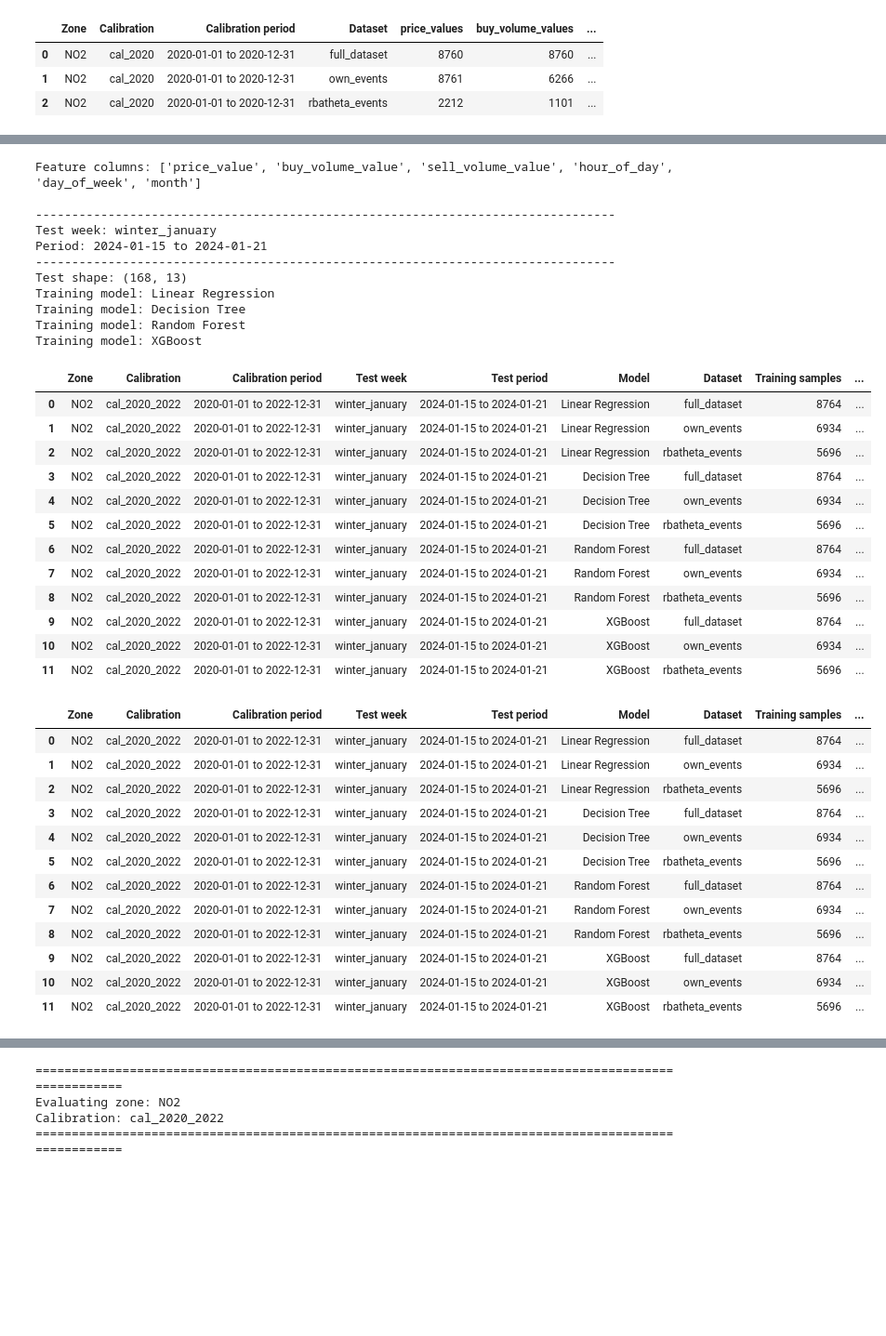
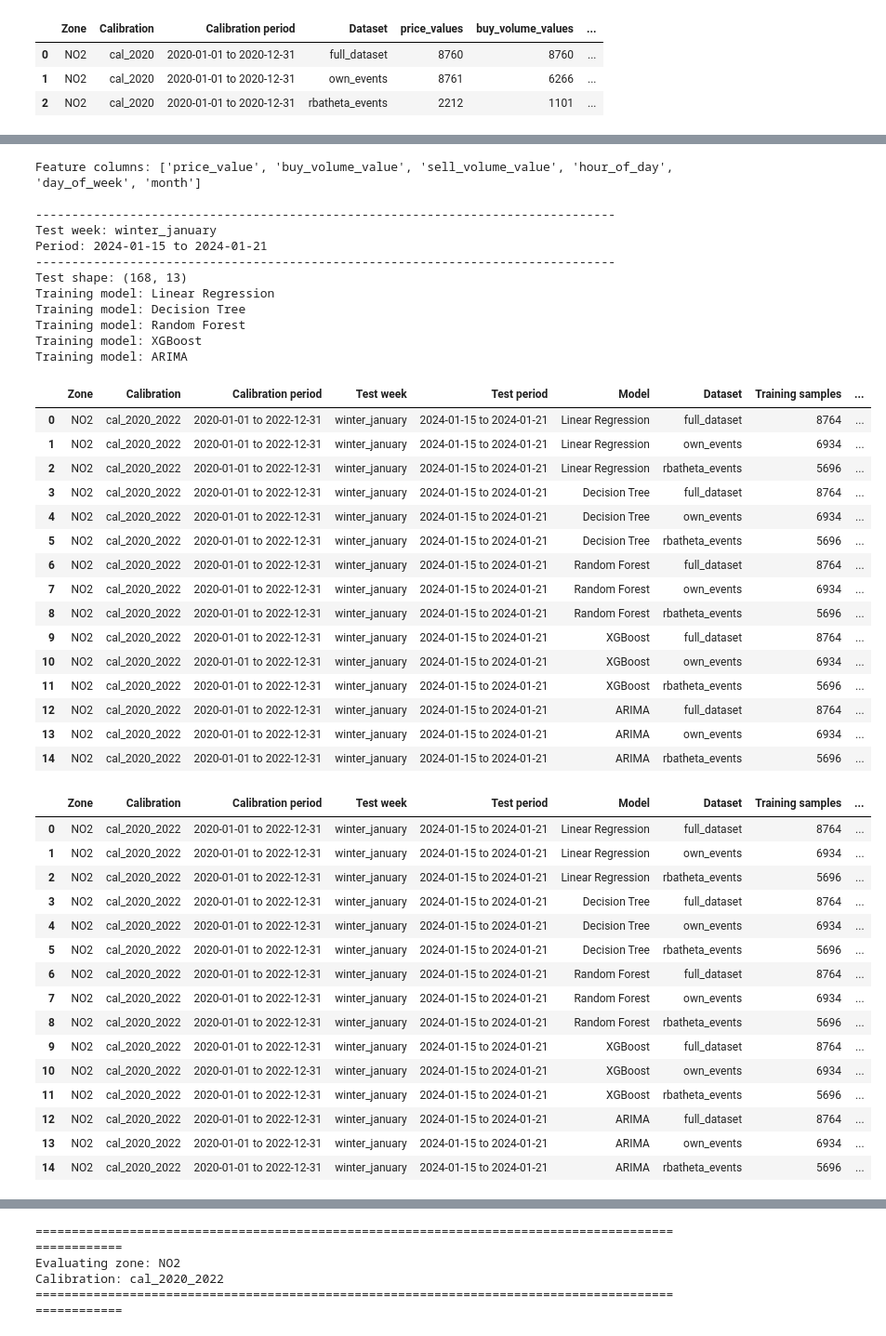
Before and after one commit to huugoox/tfg, a Jupyter notebook: notebooks/Analysis/FinalExperiment.ipynb, the cells around one changed output, grey strips where cells are left out. Shown at 93% size. Drawn from its saved outputs; the diff is of its cells as text; code cells hidden in the pictures; blank space fills up the shorter version.

```diff
--- a/notebooks/Analysis/FinalExperiment.ipynb
+++ b/notebooks/Analysis/FinalExperiment.ipynb
@@ -2861,7 +2861,7 @@ test_results_table, test_data_usage_table, test_diagnostics = (
         models=models,
         feature_cols_base=feature_cols_base,
         target_col=target_col,
-        run_arima=False,
+        run_arima=True,
         arima_order=ARIMA_ORDER,
         save_predictions=False,
     )
@@ -2870,33 +2870,37 @@ test_results_table, test_data_usage_table, test_diagnostics = (
 display(test_results_table)
 # %% [output]
 ====================================================================================================
 Evaluating zone: NO2
 Calibration: cal_2020_2022
 ====================================================================================================
 Feature columns: ['price_value', 'buy_volume_value', 'sell_volume_value', 'hour_of_day', 'day_of_week', 'month']
 
 --------------------------------------------------------------------------------
 Test week: winter_january
 Period: 2024-01-15 to 2024-01-21
 --------------------------------------------------------------------------------
 Test shape: (168, 13)
 Training model: Linear Regression
 Training model: Decision Tree
 Training model: Random Forest
 Training model: XGBoost
+Training model: ARIMA
 |  | Zone | Calibration | Calibration period | Test week | Test period | Model | Dataset | Training samples | ... |
 | 0 | NO2 | cal_2020_2022 | 2020-01-01 to 2022-12-31 | winter_january | 2024-01-15 to 2024-01-21 | Linear Regression | full_dataset | 8764 | ... |
 | 1 | NO2 | cal_2020_2022 | 2020-01-01 to 2022-12-31 | winter_january | 2024-01-15 to 2024-01-21 | Linear Regression | own_events | 6934 | ... |
 | 2 | NO2 | cal_2020_2022 | 2020-01-01 to 2022-12-31 | winter_january | 2024-01-15 to 2024-01-21 | Linear Regression | rbatheta_events | 5696 | ... |
 | 3 | NO2 | cal_2020_2022 | 2020-01-01 to 2022-12-31 | winter_january | 2024-01-15 to 2024-01-21 | Decision Tree | full_dataset | 8764 | ... |
 | 4 | NO2 | cal_2020_2022 | 2020-01-01 to 2022-12-31 | winter_january | 2024-01-15 to 2024-01-21 | Decision Tree | own_events | 6934 | ... |
 | 5 | NO2 | cal_2020_2022 | 2020-01-01 to 2022-12-31 | winter_january | 2024-01-15 to 2024-01-21 | Decision Tree | rbatheta_events | 5696 | ... |
 | 6 | NO2 | cal_2020_2022 | 2020-01-01 to 2022-12-31 | winter_january | 2024-01-15 to 2024-01-21 | Random Forest | full_dataset | 8764 | ... |
 | 7 | NO2 | cal_2020_2022 | 2020-01-01 to 2022-12-31 | winter_january | 2024-01-15 to 2024-01-21 | Random Forest | own_events | 6934 | ... |
 | 8 | NO2 | cal_2020_2022 | 2020-01-01 to 2022-12-31 | winter_january | 2024-01-15 to 2024-01-21 | Random Forest | rbatheta_events | 5696 | ... |
 | 9 | NO2 | cal_2020_2022 | 2020-01-01 to 2022-12-31 | winter_january | 2024-01-15 to 2024-01-21 | XGBoost | full_dataset | 8764 | ... |
 | 10 | NO2 | cal_2020_2022 | 2020-01-01 to 2022-12-31 | winter_january | 2024-01-15 to 2024-01-21 | XGBoost | own_events | 6934 | ... |
 | 11 | NO2 | cal_2020_2022 | 2020-01-01 to 2022-12-31 | winter_january | 2024-01-15 to 2024-01-21 | XGBoost | rbatheta_events | 5696 | ... |
+| 12 | NO2 | cal_2020_2022 | 2020-01-01 to 2022-12-31 | winter_january | 2024-01-15 to 2024-01-21 | ARIMA | full_dataset | 8764 | ... |
+| 13 | NO2 | cal_2020_2022 | 2020-01-01 to 2022-12-31 | winter_january | 2024-01-15 to 2024-01-21 | ARIMA | own_events | 6934 | ... |
+| 14 | NO2 | cal_2020_2022 | 2020-01-01 to 2022-12-31 | winter_january | 2024-01-15 to 2024-01-21 | ARIMA | rbatheta_events | 5696 | ... |
 |  | Zone | Calibration | Calibration period | Test week | Test period | Model | Dataset | Training samples | ... |
 | 0 | NO2 | cal_2020_2022 | 2020-01-01 to 2022-12-31 | winter_january | 2024-01-15 to 2024-01-21 | Linear Regression | full_dataset | 8764 | ... |
 | 1 | NO2 | cal_2020_2022 | 2020-01-01 to 2022-12-31 | winter_january | 2024-01-15 to 2024-01-21 | Linear Regression | own_events | 6934 | ... |
@@ -2910,6 +2914,9 @@ Training model: XGBoost
 | 9 | NO2 | cal_2020_2022 | 2020-01-01 to 2022-12-31 | winter_january | 2024-01-15 to 2024-01-21 | XGBoost | full_dataset | 8764 | ... |
 | 10 | NO2 | cal_2020_2022 | 2020-01-01 to 2022-12-31 | winter_january | 2024-01-15 to 2024-01-21 | XGBoost | own_events | 6934 | ... |
 | 11 | NO2 | cal_2020_2022 | 2020-01-01 to 2022-12-31 | winter_january | 2024-01-15 to 2024-01-21 | XGBoost | rbatheta_events | 5696 | ... |
+| 12 | NO2 | cal_2020_2022 | 2020-01-01 to 2022-12-31 | winter_january | 2024-01-15 to 2024-01-21 | ARIMA | full_dataset | 8764 | ... |
+| 13 | NO2 | cal_2020_2022 | 2020-01-01 to 2022-12-31 | winter_january | 2024-01-15 to 2024-01-21 | ARIMA | own_events | 6934 | ... |
+| 14 | NO2 | cal_2020_2022 | 2020-01-01 to 2022-12-31 | winter_january | 2024-01-15 to 2024-01-21 | ARIMA | rbatheta_events | 5696 | ... |
 # %%
 # ============================================================
 # TEST TABLE - RMSE VS RAW VALUES USED
```
Also changed, not shown: parts of 2 cells of this notebook, 1 other file.
